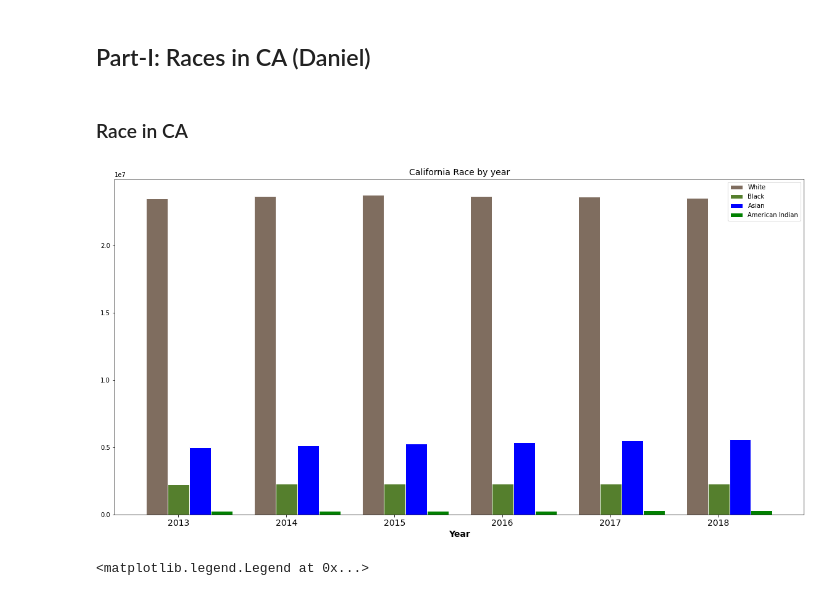
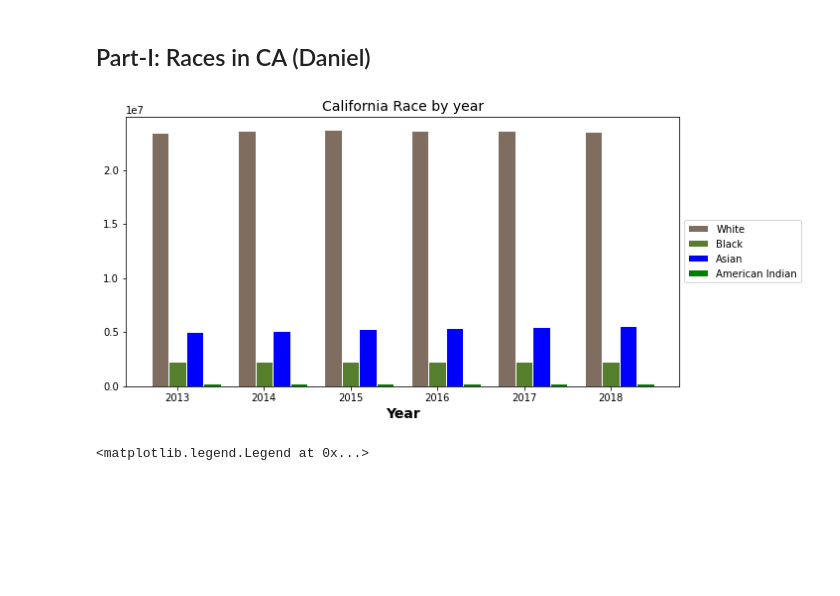
Before and after one commit to J3N1/UCI-Project-1-Team7, a Jupyter notebook: final_script.ipynb, the cells around one changed output. Saved outputs shown, nothing was run; the diff lists cells and outputs as text; code cells hidden in the pictures; blank space fills up the shorter version.

```diff
--- a/final_script.ipynb
+++ b/final_script.ipynb
@@ -197,44 +197,45 @@ colorado_all_years  = merge_data_df.loc[merge_data_df["State Name"]== "Colorado"
 florida_all_years  = merge_data_df.loc[merge_data_df["State Name"]== "Florida"]
 idaho_all_years  = merge_data_df.loc[merge_data_df["State Name"]== "Idaho"]
 oregon_all_years   = merge_data_df.loc[merge_data_df["State Name"]== "Oregon"]
-# %% [markdown]
-### Race in CA
 # %%
 #Bar Chart for race info in California - Dan
 
-plt.figure(figsize=(20,10))
+plt.figure(figsize=(10,5))
 # set width of bar
 barWidth = 0.2
 
 # set height of bar
 bars1 = cal_all_years["White alone"]
 bars2 = cal_all_years["Block or African American alone"]
 bars3 = cal_all_years["Asian Alone"]
 bars4 = cal_all_years["American Indian and Alaska Native Alone"]
 
 # Set position of bar on X axis
 
 r1 = np.arange(len(bars1))
 r2 = [x + barWidth for x in r1]
 r3 = [x + barWidth for x in r2]
 r4 = [x + barWidth for x in r3]
 
 # Make the plot
 plt.bar(r1, bars1, color='#7f6d5f', width=barWidth, edgecolor='white', label='White')
 plt.bar(r2, bars2, color='#557f2d', width=barWidth, edgecolor='white', label='Black')
 plt.bar(r3, bars3, color='blue', width=barWidth, edgecolor='white', label='Asian')
 plt.bar(r4, bars4, color='green', width=barWidth, edgecolor='white', label='American Indian')
 
 # Add xticks on the middle of the group bars
 plt.xlabel('Year', fontweight='bold',fontsize=14)
 plt.xticks([r + barWidth for r in range(len(bars1))], ['2013', '2014', '2015', '2016', '2017', '2018'])
 plt.title("California Race by year",fontsize=14)
 # Create legend & Show graphic
 
-plt.legend()
+
+# Set our legend to where the chart thinks is best
+plt.legend(loc="center left", bbox_to_anchor=(1, 0.5))
+
 plt.show()
 # %% [output]
-[figure, old version]
+[figure, new version]
 # %%
 #California Race change- Dan
 plt.figure(figsize=(8,6))
```
Also changed, not shown: parts of 33 cells of this notebook, 19 other files.
